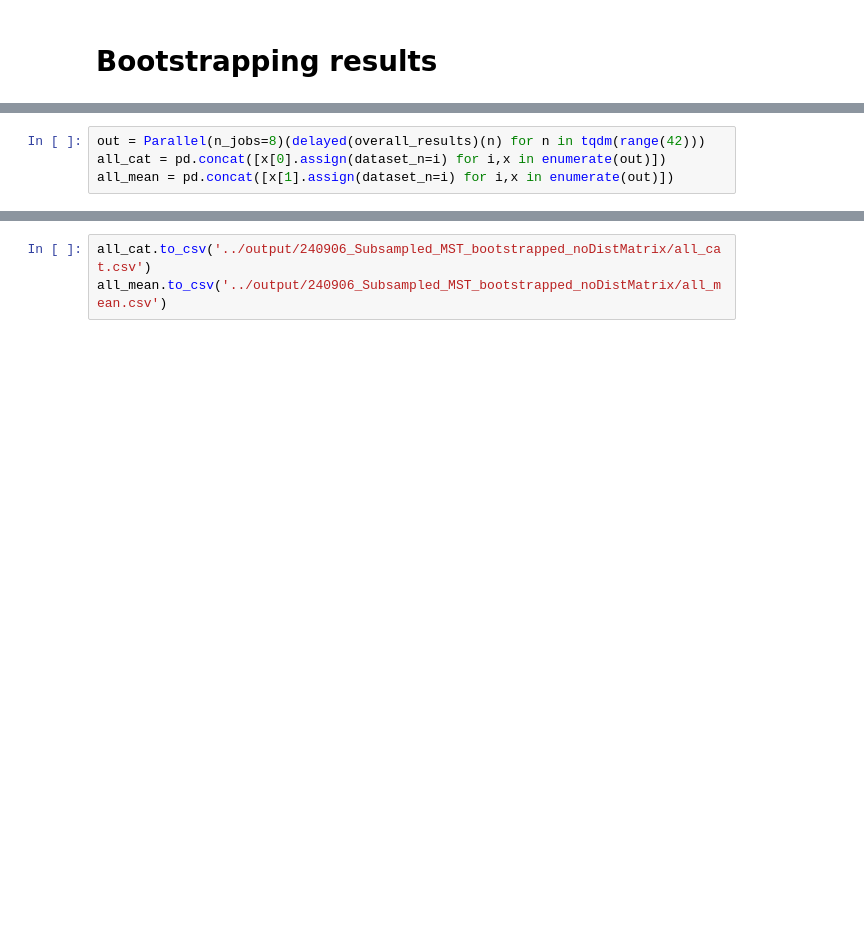
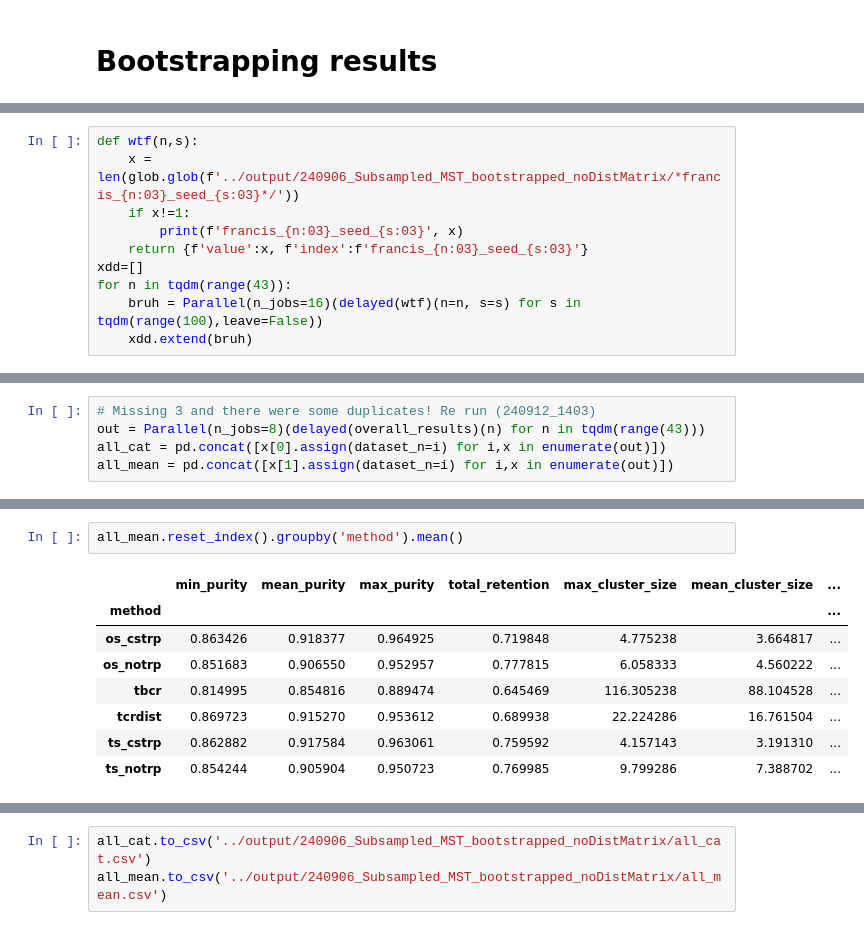
Before and after one commit to richieYT-wan/tclustr, a Jupyter notebook: notebooks/240819_PatientData.ipynb, the cells around one changed output, grey strips where cells are left out. Saved outputs shown, nothing was run; the diff lists cells and outputs as text; blank space fills up the shorter version.

```diff
--- a/notebooks/240819_PatientData.ipynb
+++ b/notebooks/240819_PatientData.ipynb
@@ -1771,3 +1777,13 @@ mean
 | ts_notrp | 0.871004 | 0.895859 | 0.918655 | 0.794817 | 5.44 | 4.390000 | ... |
 | os_cstrp | 0.853539 | 0.878144 | 0.901796 | 0.701463 | 6.90 | 5.833333 | ... |
 | ts_cstrp | 0.864922 | 0.889033 | 0.911574 | 0.773171 | 2.63 | 2.315000 | ... |
+# %%
+def wtf(n,s):
+    x = len(glob.glob(f'../output/240906_Subsampled_MST_bootstrapped_noDistMatrix/*francis_{n:03}_seed_{s:03}*/'))
+    if x!=1:
+        print(f'francis_{n:03}_seed_{s:03}', x)
+    return {f'value':x, f'index':f'francis_{n:03}_seed_{s:03}'}
+xdd=[]
+for n in tqdm(range(43)):
+    bruh = Parallel(n_jobs=16)(delayed(wtf)(n=n, s=s) for s in tqdm(range(100),leave=False))
+    xdd.extend(bruh)
@@ -1774,4 +1812,5 @@ mean
 # %%
-out = Parallel(n_jobs=8)(delayed(overall_results)(n) for n in tqdm(range(42)))
+# Missing 3 and there were some duplicates! Re run (240912_1403)
+out = Parallel(n_jobs=8)(delayed(overall_results)(n) for n in tqdm(range(43)))
 all_cat = pd.concat([x[0].assign(dataset_n=i) for i,x in enumerate(out)])
 all_mean = pd.concat([x[1].assign(dataset_n=i) for i,x in enumerate(out)])
@@ -1777,0 +1877,11 @@ all_mean = pd.concat([x[1].assign(dataset_n=i) for i,x in enumerate(out)])
+# %%
+all_mean.reset_index().groupby('method').mean()
+# %% [output]
+|  | min_purity | mean_purity | max_purity | total_retention | max_cluster_size | mean_cluster_size | ... |
+| method |  |  |  |  |  |  | ... |
+| os_cstrp | 0.863426 | 0.918377 | 0.964925 | 0.719848 | 4.775238 | 3.664817 | ... |
+| os_notrp | 0.851683 | 0.906550 | 0.952957 | 0.777815 | 6.058333 | 4.560222 | ... |
+| tbcr | 0.814995 | 0.854816 | 0.889474 | 0.645469 | 116.305238 | 88.104528 | ... |
+| tcrdist | 0.869723 | 0.915270 | 0.953612 | 0.689938 | 22.224286 | 16.761504 | ... |
+| ts_cstrp | 0.862882 | 0.917584 | 0.963061 | 0.759592 | 4.157143 | 3.191310 | ... |
+| ts_notrp | 0.854244 | 0.905904 | 0.950723 | 0.769985 | 9.799286 | 7.388702 | ... |
```
Also changed, not shown: parts of 10 cells of this notebook.
